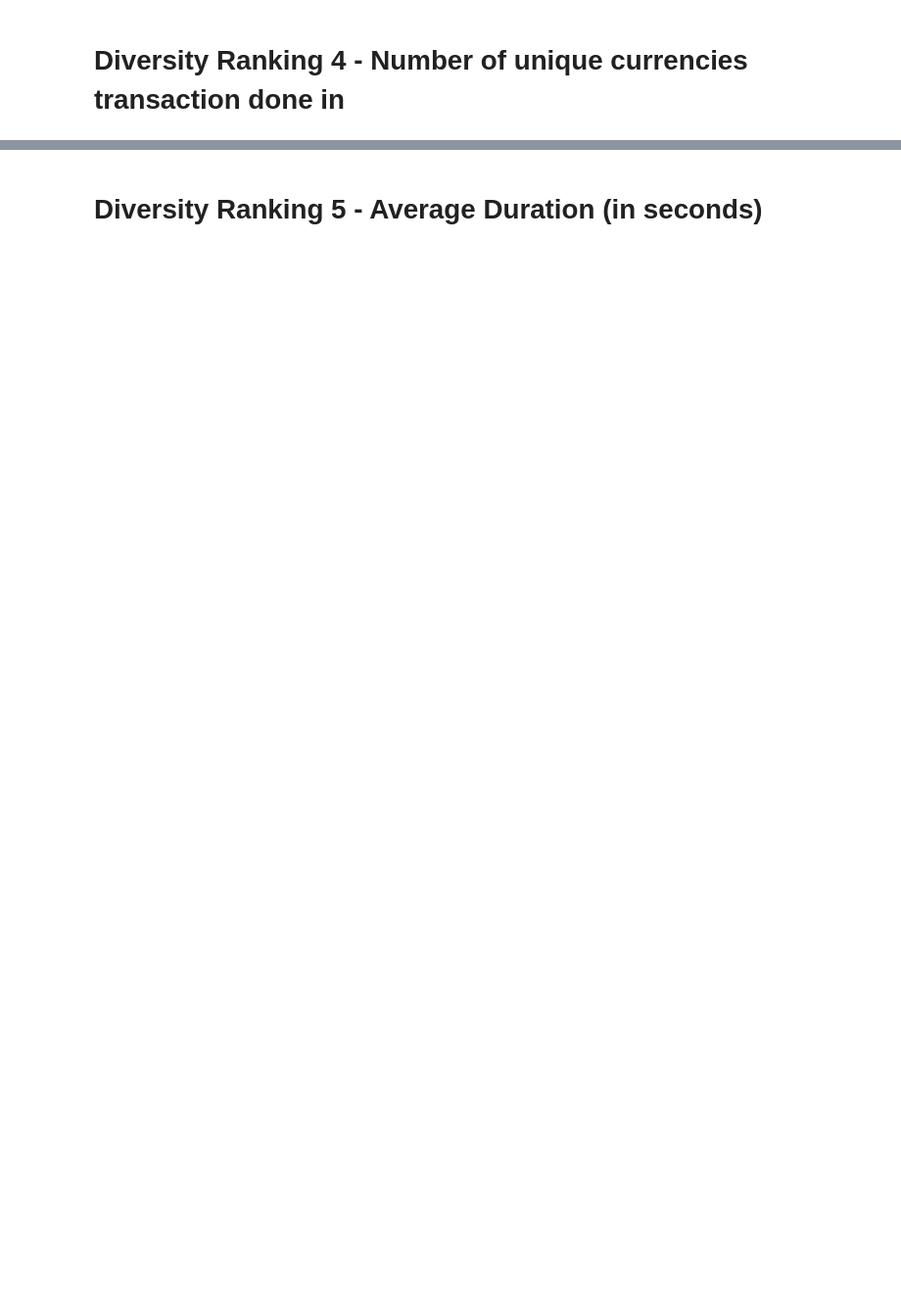
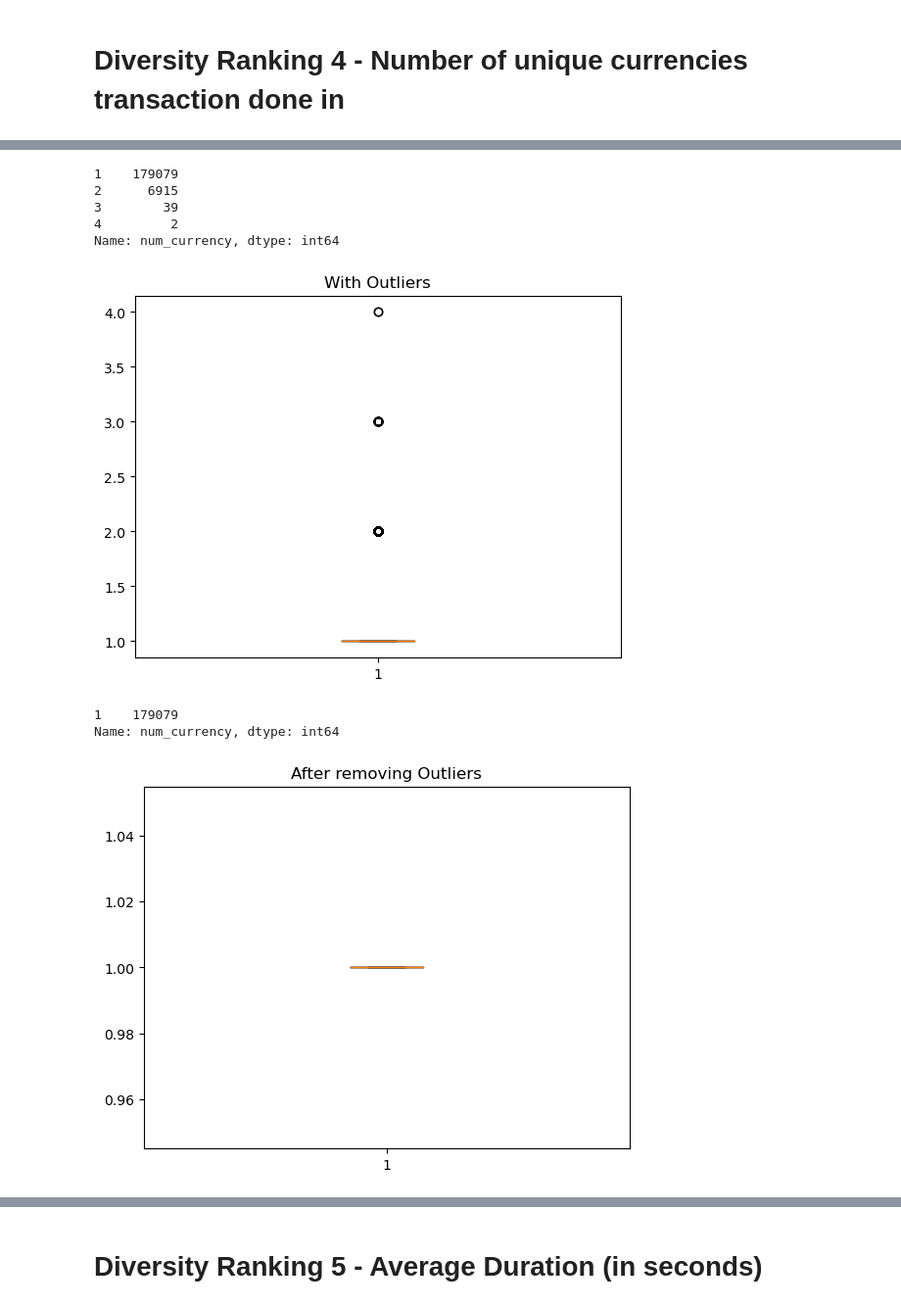
Before and after one commit to cardstack/nft-membership-nyu, a Jupyter notebook: notebooks/pipeline/RankingNewFilters.ipynb, the cells around one changed output, grey strips where cells are left out. Shown: that part at 98% size. Saved outputs shown, nothing was run; the diff lists cells and outputs as text; code cells hidden in the pictures; blank space fills up the shorter version.

```diff
--- a/notebooks/pipeline/RankingNewFilters.ipynb
+++ b/notebooks/pipeline/RankingNewFilters.ipynb
@@ -474,3 +598,30 @@ df_rule_num_currency=spark.createDataFrame(df_rule_num_currency_pd)
+# %%
+df_rule_num_currency_pd['num_currency'].value_counts()
+# %% [output]
+1    179079
+2      6915
+3        39
+4         2
+Name: num_currency, dtype: int64
+# %%
+plt.boxplot(df_rule_num_currency_pd['num_currency'])
+plt.title('With Outliers')
+plt.show()
+Q1 = df_rule_num_currency_pd['num_currency'].quantile(0.25)
+Q3 = df_rule_num_currency_pd['num_currency'].quantile(0.75)
+IQR = Q3 - Q1
+
+# Identify any values that fall outside of 1.5 times the IQR
+outliers_df_rule_num_currency_pd = df_rule_num_currency_pd[(df_rule_num_currency_pd['num_currency'] >= Q1 - 1.5*IQR) & (df_rule_num_currency_pd['num_currency'] <= Q3 + 1.5*IQR)]
+print(outliers_df_rule_num_currency_pd['num_currency'].value_counts())
+plt.boxplot(outliers_df_rule_num_currency_pd['num_currency'])
+plt.title('After removing Outliers')
+plt.show()
+# %% [output]
+[figure, added]
+1    179079
+Name: num_currency, dtype: int64
+[figure, added]
 # %%
 # # df_currency = df_all.groupBy("buyer").agg(countDistinct("original_currency").alias("num_currency")).orderBy(desc("num_currency"))
 # df_currency = df_all.groupBy("buyer").agg(countDistinct("original_currency").alias("num_currency"))
```
Also changed, not shown: parts of 40 cells of this notebook.
